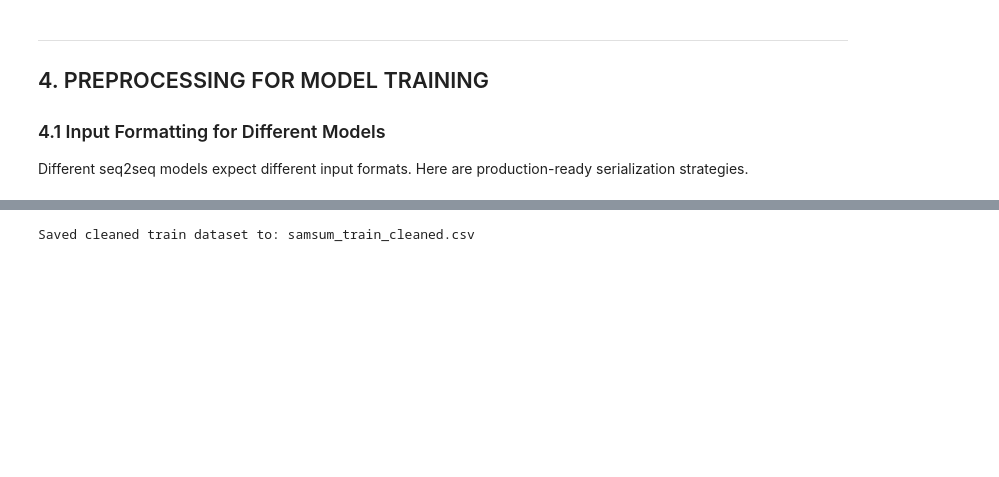
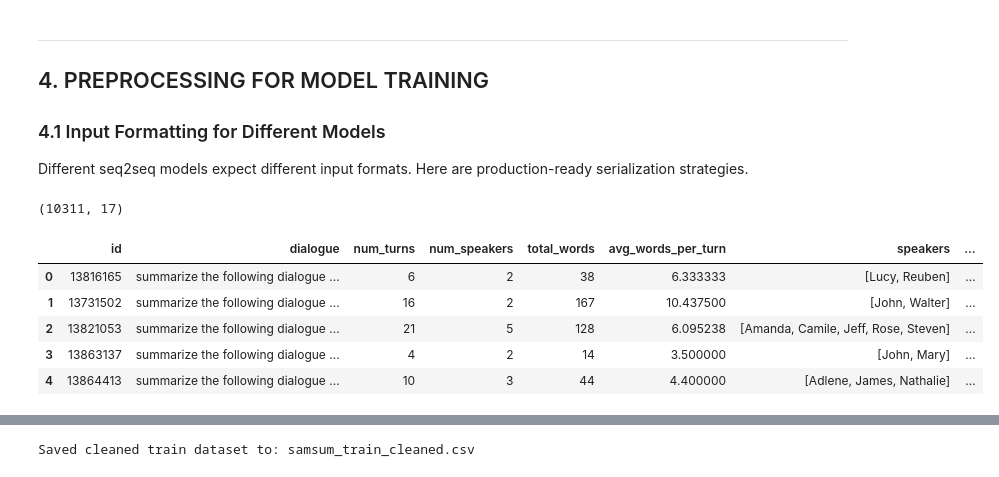
Before and after one commit to thenileshmishra/KLA, a Jupyter notebook: T5_tranformerd/SAMSum_Analysis_Complete_(1).ipynb, the cells around one changed output, grey strips where cells are left out. Saved outputs shown, nothing was run; the diff lists cells and outputs as text; code cells hidden in the pictures; blank space fills up the shorter version.

```diff
--- a/T5_tranformerd/SAMSum_Analysis_Complete_(1).ipynb
+++ b/T5_tranformerd/SAMSum_Analysis_Complete_(1).ipynb
@@ -89,14 +99,14 @@ FileNotFoundError: [Errno 2] No such file or directory: '../dataset'
 # %%
 # Load datasets
-df = pd.read_csv("../pulse-quest-env26/samsum_train.csv")
-test = pd.read_csv("../pulse-quest-env26/samsum_test.csv")
+df = pd.read_csv("/content/KLA/pulse-quest-env26/samsum_train.csv")
+test = pd.read_csv("/content/KLA/pulse-quest-env26/samsum_test.csv")
 
-# print("=" * 80)
-# print("DATASET OVERVIEW")
-# print("=" * 80)
-# print(f"\nTrain shape: {df.shape}")
-# print(f"Test shape: {test.shape}")
-# print(f"\nColumns: {list(df.columns)}")
-# print(f"\nData types:\n{df.dtypes}")
-# print(f"\nMissing values:\n{df.isnull().sum()}")
+print("=" * 80)
+print("DATASET OVERVIEW")
+print("=" * 80)
+print(f"\nTrain shape: {df.shape}")
+print(f"Test shape: {test.shape}")
+print(f"\nColumns: {list(df.columns)}")
+print(f"\nData types:\n{df.dtypes}")
+print(f"\nMissing values:\n{df.isnull().sum()}")
 # %% [output]
@@ -255,20 +269,23 @@ df.shape
 # Extract features for all dialogues
 print("Extracting features from training set...")
 dialogue_features = df['dialogue'].apply(extract_dialogue_features)
+test_dialogue_features = test['dialogue'].apply(extract_dialogue_features)
 summary_features = df['summary'].apply(extract_summary_features)
 
 # Convert to DataFrames
 dialogue_df = pd.DataFrame(dialogue_features.tolist())
+test_dialogue_df = pd.DataFrame(test_dialogue_features.tolist())
 summary_df = pd.DataFrame(summary_features.tolist())
 
 # Merge with original dataframe
 df_analysis = pd.concat([df, dialogue_df, summary_df], axis=1)
-
+test_df_analysis = pd.concat([test, test_dialogue_df], axis=1)
 # Calculate compression ratio
 df_analysis['compression_ratio'] = df_analysis['total_words'] / (df_analysis['summary_words'] + 1e-6)
 
 print("✓ Feature extraction complete")
 print(f"\nAnalysis dataframe shape: {df_analysis.shape}")
+print(f"\nAnalysis dataframe shape: {test_df_analysis.shape}")
 # %% [output]
 Extracting features from training set...
 ✓ Feature extraction complete
@@ -1129,0 +1232,10 @@ test["input_bart"] = test["dialogue_normalized"].apply(
+# %%
+df_analysis.shape
+# %% [output]
+(10311, 17)
+# %%
+def format_dialogue(dialogue: str, num_speakers: int) -> str:
+    return (
+        f"summarize the following dialogue with {num_speakers} speakers:\n"
+        f"{dialogue.strip()}"
+    )
@@ -1130,3 +1247,17 @@ test["input_bart"] = test["dialogue_normalized"].apply(
+# %%
+test_df_analysis["dialogue"] = test_df_analysis.apply(
+    lambda row: format_dialogue(row["dialogue"], row["num_speakers"]),
+    axis=1
+)
+# %%
+test_df_analysis.head()
+# %% [output]
+|  | id | dialogue | num_turns | num_speakers | total_words | avg_words_per_turn | speakers | ... |
+| 0 | 13816165 | summarize the following dialogue ... | 6 | 2 | 38 | 6.333333 | [Lucy, Reuben] | ... |
+| 1 | 13731502 | summarize the following dialogue ... | 16 | 2 | 167 | 10.437500 | [John, Walter] | ... |
+| 2 | 13821053 | summarize the following dialogue ... | 21 | 5 | 128 | 6.095238 | [Amanda, Camile, Jeff, Rose, Steven] | ... |
+| 3 | 13863137 | summarize the following dialogue ... | 4 | 2 | 14 | 3.500000 | [John, Mary] | ... |
+| 4 | 13864413 | summarize the following dialogue ... | 10 | 3 | 44 | 4.400000 | [Adlene, James, Nathalie] | ... |
 # %%
 df_dedup.shape
 # %% [output]
```
Also changed, not shown: parts of 39 cells of this notebook, 6 other files.
